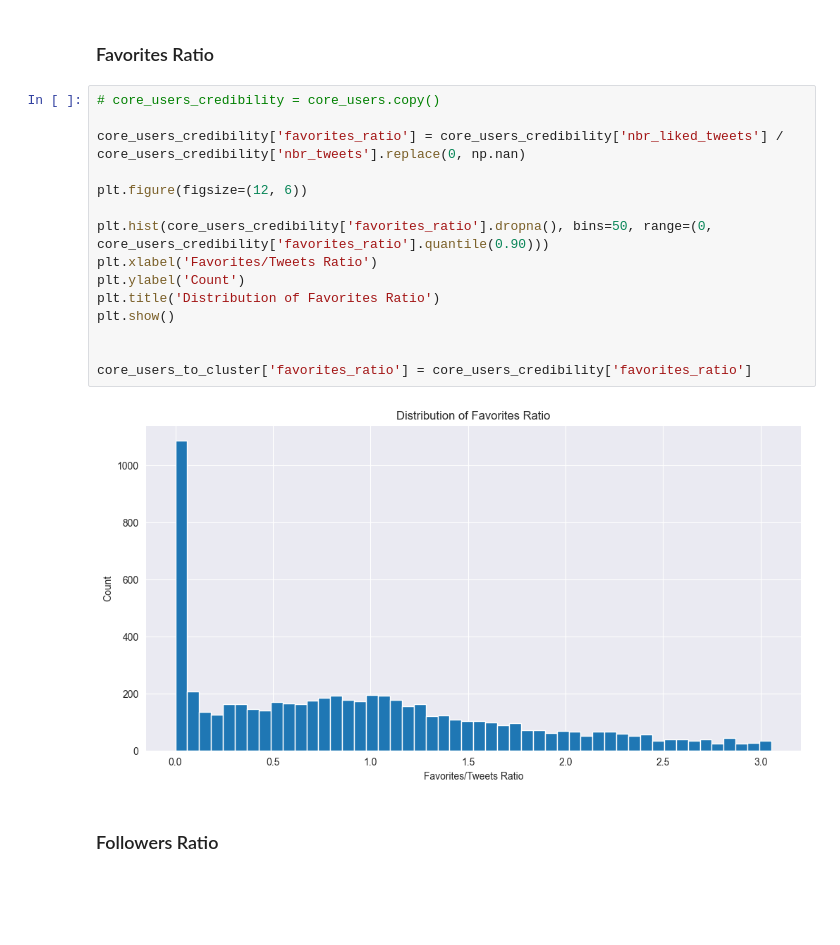
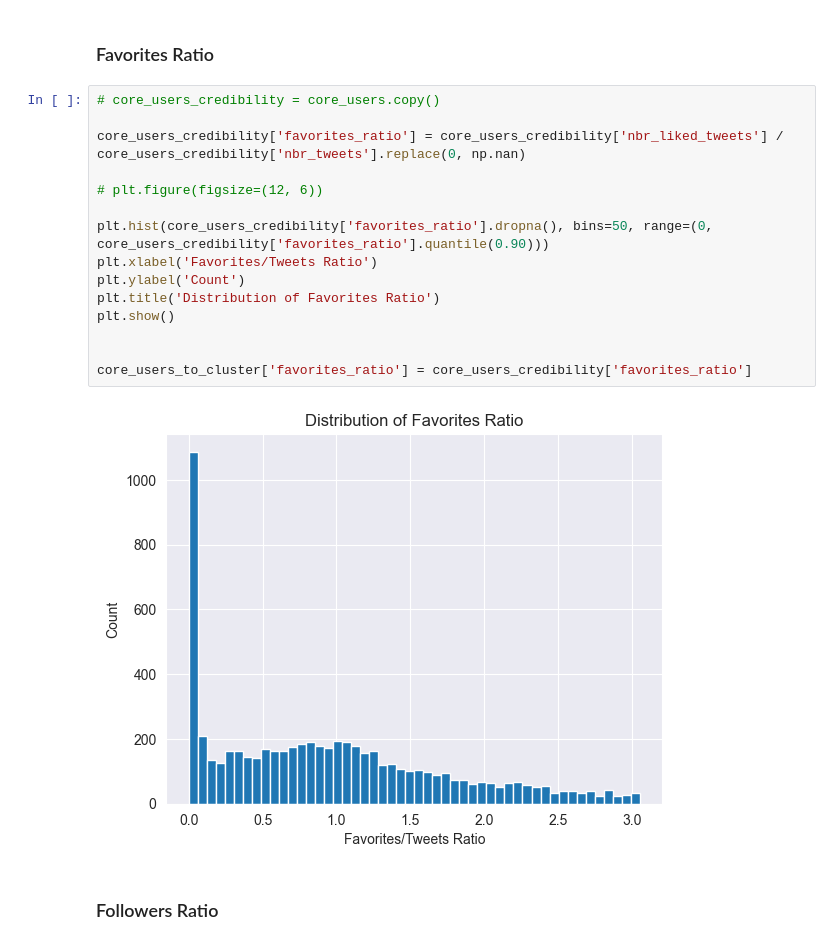
Before and after one commit to davisf20/characterization-of-user-misbehavior-in-online-social-media, a Jupyter notebook: notebooks/parametersTesting.ipynb, the cells around one changed output. Cells and saved outputs as stored; diff of their text form; blank space fills up the shorter version.

Commit message:
feat: plots for documentation

```diff
--- a/notebooks/parametersTesting.ipynb
+++ b/notebooks/parametersTesting.ipynb
@@ -85,20 +85,20 @@ plt.show()
 # %%
 # core_users_credibility = core_users.copy()
 
 core_users_credibility['favorites_ratio'] = core_users_credibility['nbr_liked_tweets'] / core_users_credibility['nbr_tweets'].replace(0, np.nan)
 
-plt.figure(figsize=(12, 6))
+# plt.figure(figsize=(12, 6))
 
 plt.hist(core_users_credibility['favorites_ratio'].dropna(), bins=50, range=(0, core_users_credibility['favorites_ratio'].quantile(0.90)))
 plt.xlabel('Favorites/Tweets Ratio')
 plt.ylabel('Count')
 plt.title('Distribution of Favorites Ratio')
 plt.show()
 
 
 core_users_to_cluster['favorites_ratio'] = core_users_credibility['favorites_ratio']
 # %% [output]
-[figure, old version]
+[figure, new version]
 # %% [markdown]
 ### Followers Ratio
 # %%
```
Also changed, not shown: parts of 8 cells of this notebook.
